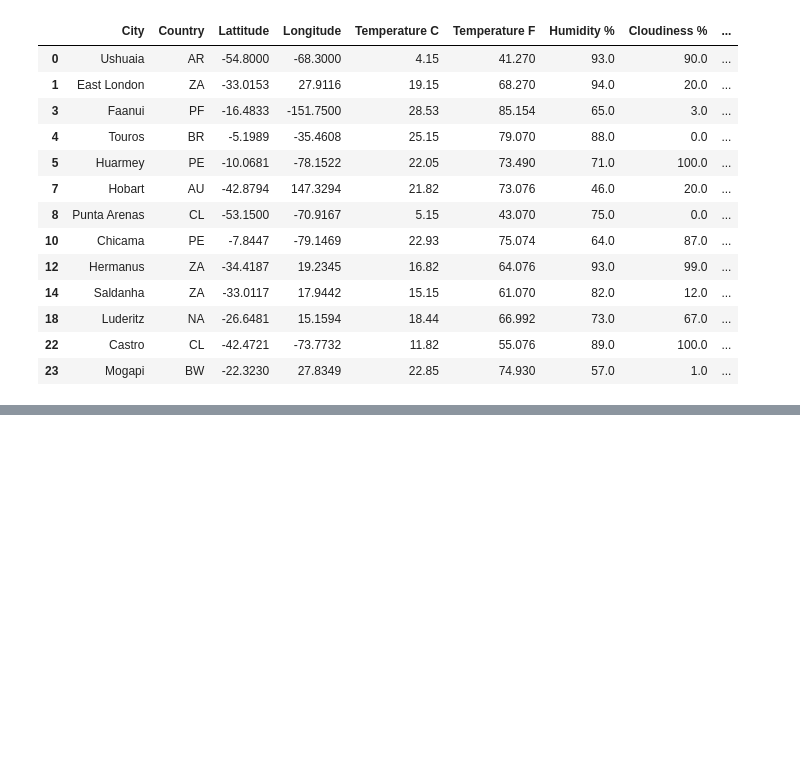
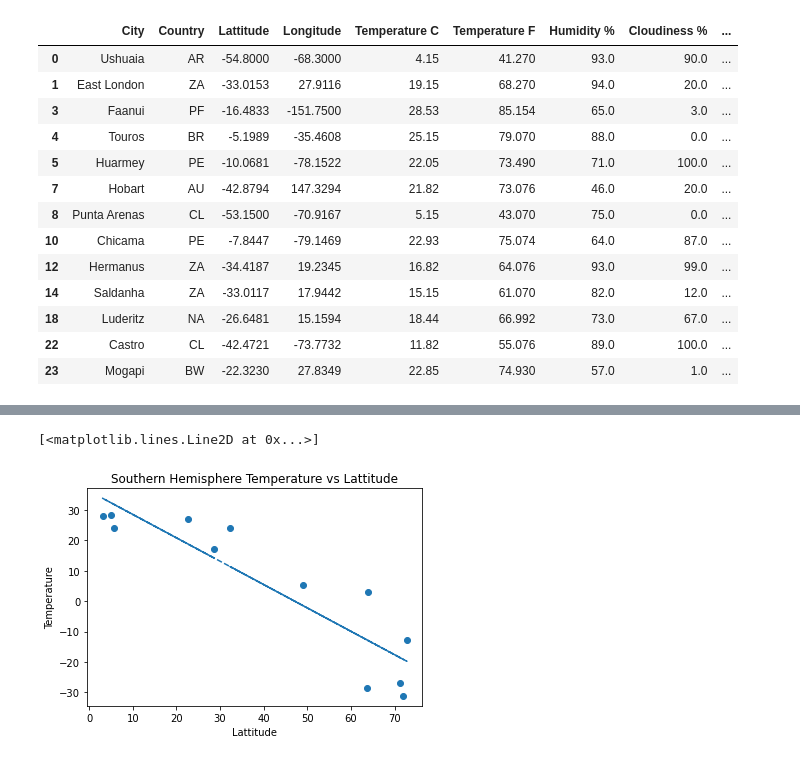
Before and after one commit to dhsharp1983/python-api-challenge, a Jupyter notebook: WeatherPy/WeatherPy.ipynb, the cells around one changed output, grey strips where cells are left out. Saved outputs shown, nothing was run; the diff lists cells and outputs as text; code cells hidden in the pictures; blank space fills up the shorter version.

```diff
--- a/WeatherPy/WeatherPy.ipynb
+++ b/WeatherPy/WeatherPy.ipynb
@@ -269,0 +273,11 @@ plt.plot(NorthernHemisphere_df['Lattitude'],g1_fit,"--")
+# %%
+graph2 = plt.scatter(SouthernHemisphere_df['Lattitude'],SouthernHemisphere_df['Temperature C'])
+plt.xlabel('Lattitude')
+plt.ylabel('Temperature')
+plt.title('Southern Hemisphere Temperature vs Lattitude')
+g2_slope, g2_int, g2_r, g2_p, g2_std_err = stats.linregress(SouthernHemisphere_df['Lattitude'],SouthernHemisphere_df['Temperature C'])
+g2_fit = g2_slope * SouthernHemisphere_df['Lattitude'] + g2_int
+plt.plot(SouthernHemisphere_df['Lattitude'],g2_fit,"--")
+# %% [output]
+[<matplotlib.lines.Line2D at 0x...>]
+[figure, added]
```
Also changed, not shown: parts of 7 cells of this notebook.
